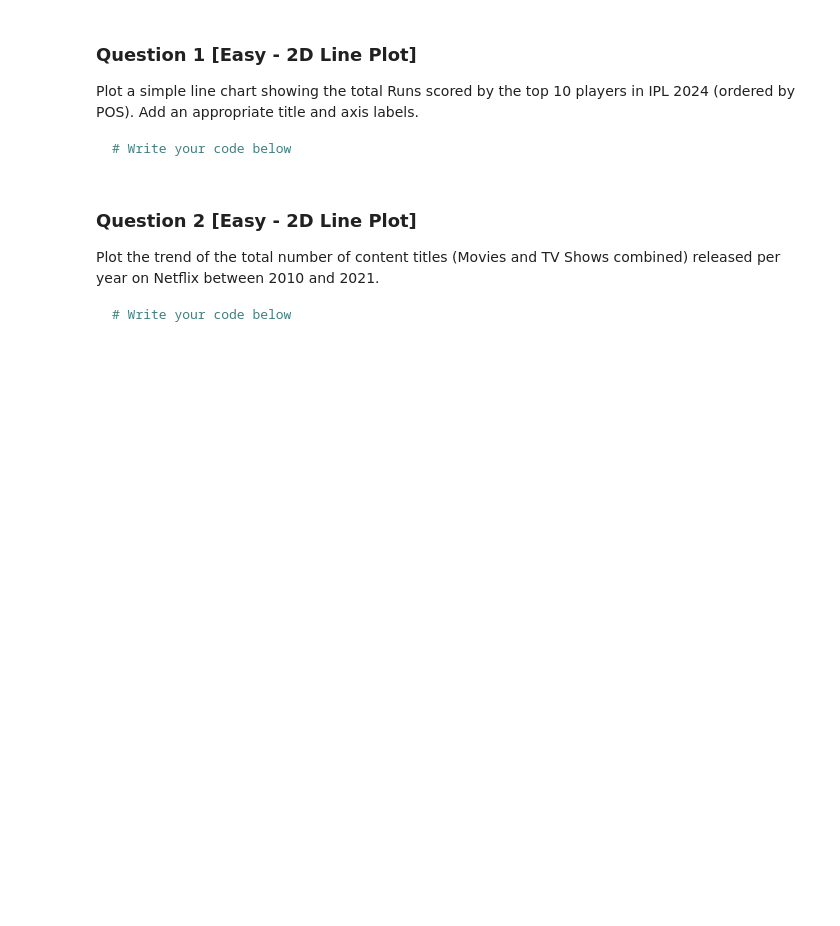
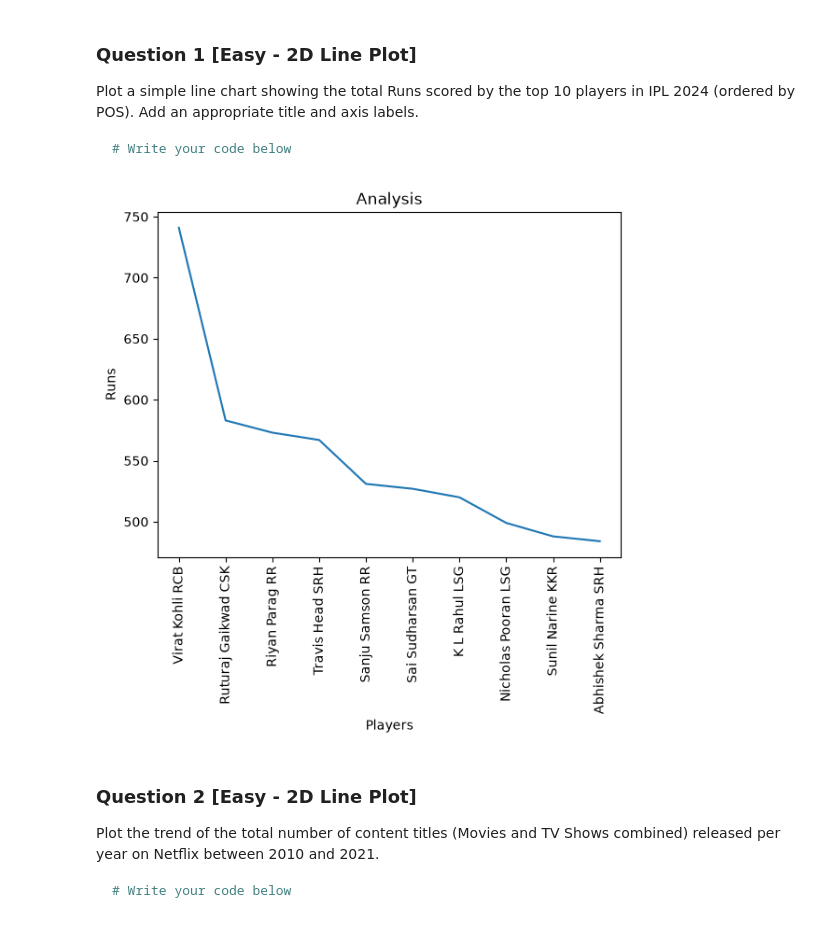
Before and after one commit to Harshit-kumar38/100-Matplotlib-Problems, a Jupyter notebook: Matplotlib_100_solutions.ipynb, the cells around one changed output. Drawn from its saved outputs; the diff is of its cells as text; code cells hidden in the pictures; blank space fills up the shorter version.

````diff
--- a/Matplotlib_100_solutions.ipynb
+++ b/Matplotlib_100_solutions.ipynb
@@ -28,7 +28,7 @@ import matplotlib.pyplot as plt
 from mpl_toolkits.mplot3d import Axes3D
 
 # Load datasets
-netflix_df = pd.read_csv('netflix_titles.csv')
-ipl_df = pd.read_csv('IPL_Status_2024.csv')
+ipl = pd.read_csv('/Users/harshitkumarprajapat/Desktop/ML/CampusX/100-Matplotlib-Problems/Data/IPL_Status_2024.csv')
+netflix = pd.read_csv('/Users/harshitkumarprajapat/Desktop/ML/CampusX/100-Matplotlib-Problems/Data/netflix_titles.csv')
 
 print("Datasets loaded successfully!")
@@ -39,6 +41,16 @@ Plot a simple line chart showing the total Runs scored by the top 10 players in
 ```python
 # Write your code below
 ```
+# %%
+top = ipl.sort_values('POS').head(10)
+plt.plot(top['Player'],top['Runs'])
+plt.xticks(rotation=90)
+plt.title('Analysis')
+plt.xlabel('Players')
+plt.ylabel('Runs')
+plt.show()
+# %% [output]
+[figure, added]
 # %% [markdown]
 ### Question 2 [Easy - 2D Line Plot]
 Plot the trend of the total number of content titles (Movies and TV Shows combined) released per year on Netflix between 2010 and 2021.
````
Also changed, not shown: parts of 10 cells of this notebook.
